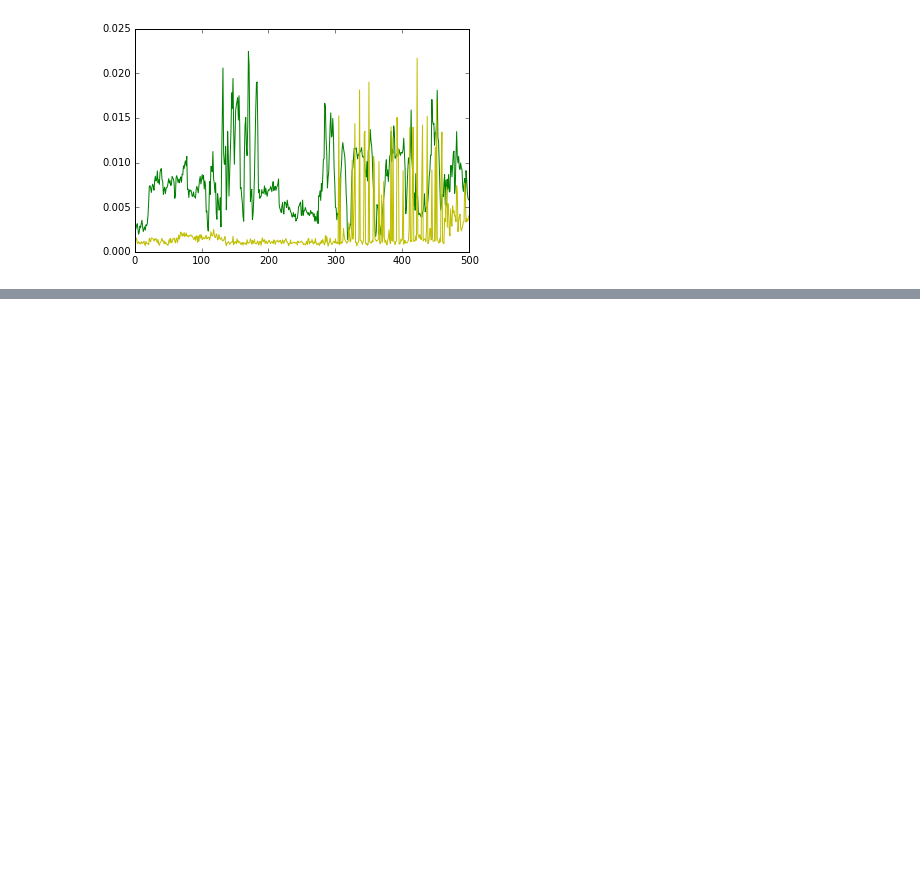
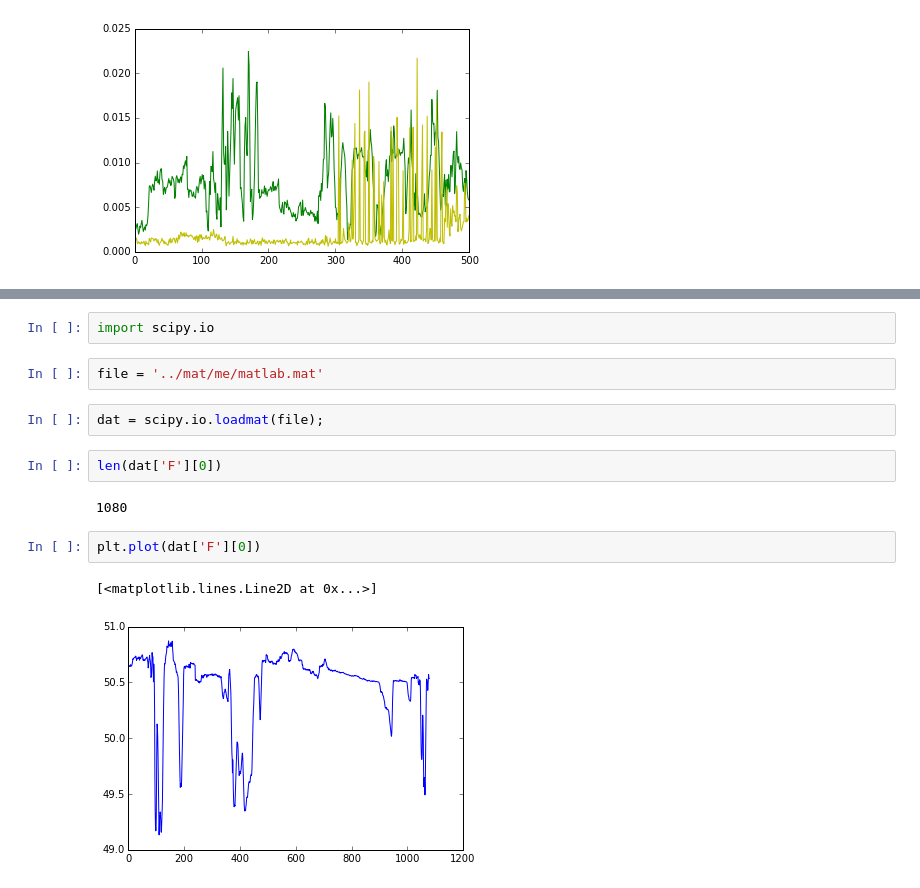
Before and after one commit to asrafulashiq/spcup, a Jupyter notebook: py/test.ipynb, the cells around one changed output, grey strips where cells are left out. Cells and saved outputs as stored; diff of their text form; blank space fills up the shorter version.

```diff
--- a/py/test.ipynb
+++ b/py/test.ipynb
@@ -1199,0 +1207,15 @@ plt.plot(allf['diff_x'][0][ind[1]:ind[1]+500],'y')
+# %%
+import scipy.io
+# %%
+file = '../mat/me/matlab.mat'
+# %%
+dat = scipy.io.loadmat(file);
+# %%
+len(dat['F'][0])
+# %% [output]
+1080
+# %%
+plt.plot(dat['F'][0])
+# %% [output]
+[<matplotlib.lines.Line2D at 0x...>]
+[figure, added]
```
Also changed, not shown: parts of 9 cells of this notebook, 13 other files.
